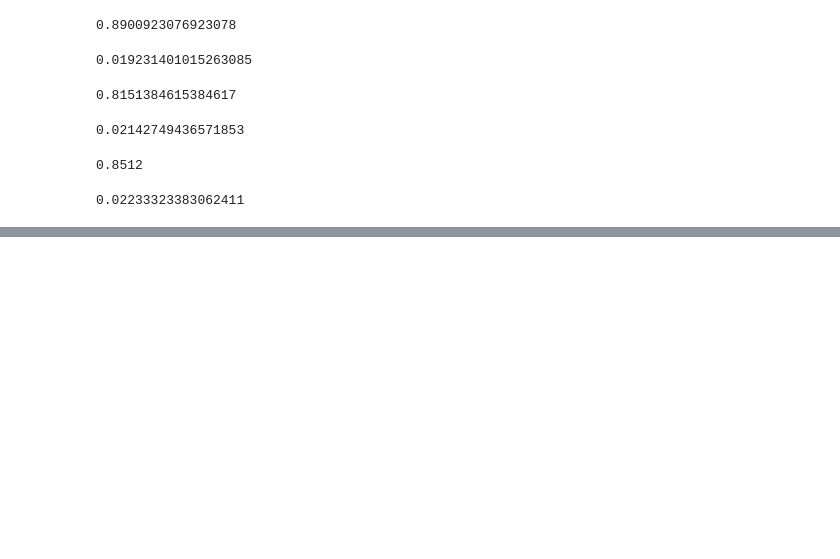
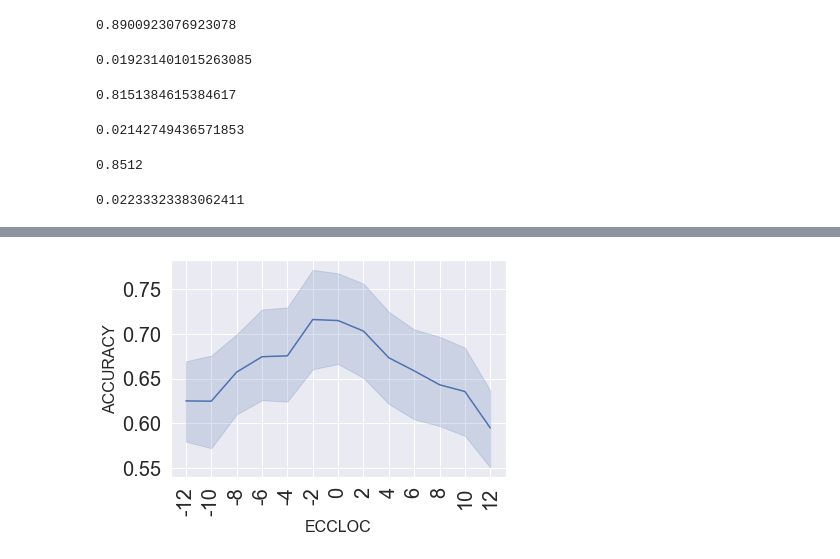
Before and after one commit to teresa-canasbajo/perifovmooney, a Jupyter notebook: analysis/comparing_slopes.ipynb, the cells around one changed output, grey strips where cells are left out. Saved outputs shown, nothing was run; the diff lists cells and outputs as text; code cells hidden in the pictures; blank space fills up the shorter version.

```diff
--- a/analysis/comparing_slopes.ipynb
+++ b/analysis/comparing_slopes.ipynb
@@ -1200,0 +1141,3 @@ stats.sem(descriptives_2[(descriptives_2['MOONEYCATEGORY'] == 'high holistic') &
+# %%
+perMooney_means = allsubjects.groupby(['MOONEY_NAME', 'ECCENTRICITY', 'LOC', 'COND', 'MOONEYCATEGORY'], as_index=False)['ACCURACY'].mean()
+perMooney_means.tail()
@@ -1200,0 +1151,3 @@ stats.sem(descriptives_2[(descriptives_2['MOONEYCATEGORY'] == 'high holistic') &
+# %%
+perMooney_means_highholistic = perMooney_means[perMooney_means['MOONEYCATEGORY'] == 'high holistic']
+perMooney_means_highholistic.head()
@@ -1200,0 +1165,3 @@ stats.sem(descriptives_2[(descriptives_2['MOONEYCATEGORY'] == 'high holistic') &
+# %%
+perMooney_means_highholistic['ECCLOC'] = perMooney_means_highholistic['ECCENTRICITY'].astype('str') + perMooney_means_highholistic['LOC']
+perMooney_means_highholistic.head()
@@ -1200,0 +1180,5 @@ stats.sem(descriptives_2[(descriptives_2['MOONEYCATEGORY'] == 'high holistic') &
+# %%
+perMooney_means_highholistic['ECCLOC'] = perMooney_means_highholistic['ECCENTRICITY']
+perMooney_means_highholistic.loc[perMooney_means_highholistic['LOC'] == 'left', 'ECCLOC'] = -perMooney_means_highholistic.loc[perMooney_means_highholistic['LOC'] == 'left', 'ECCENTRICITY']
+# perMooney_means_highholistic.loc[perMooney_means_highholistic['LOC'] == 'right', 'ECCLOC'] = +perMooney_means_highholistic.loc[perMooney_means_highholistic['LOC'] == 'right', 'ECCENTRICITY']
+# perMooney_means_highholistic.loc[perMooney_means_highholistic['LOC'] == 'right', 'ECCLOC'] = +perMooney_means_highholistic.loc[perMooney_means_highholistic['LOC'] == 'right', 'ECCENTRICITY']
@@ -1200,0 +1205,9 @@ stats.sem(descriptives_2[(descriptives_2['MOONEYCATEGORY'] == 'high holistic') &
+# %%
+labels=[]
+for i in range(-12, 14, 2):
+    labels.append(str(i))
+
+ax = sns.lineplot(x = 'ECCLOC', y='ACCURACY', data=perMooney_means_highholistic)
+plt.xticks(range(-12, 14, 2), labels=labels, rotation=90);
+# %% [output]
+[figure, added]
```
Also changed, not shown: parts of 72 cells of this notebook.
